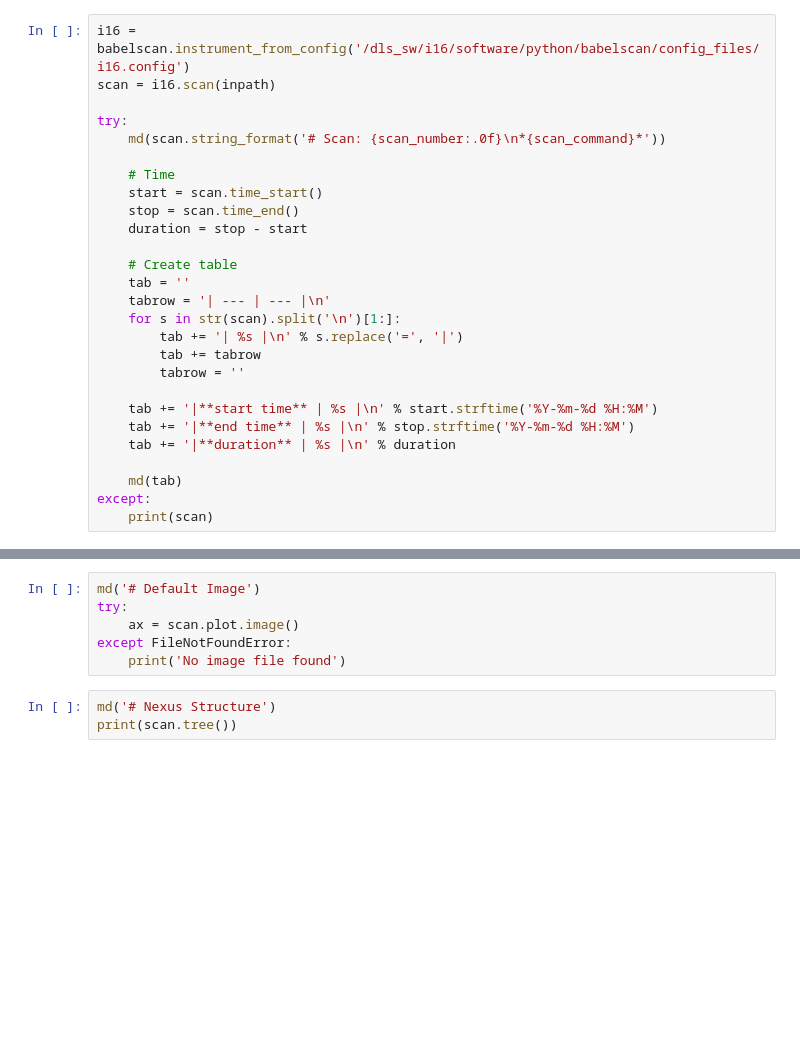
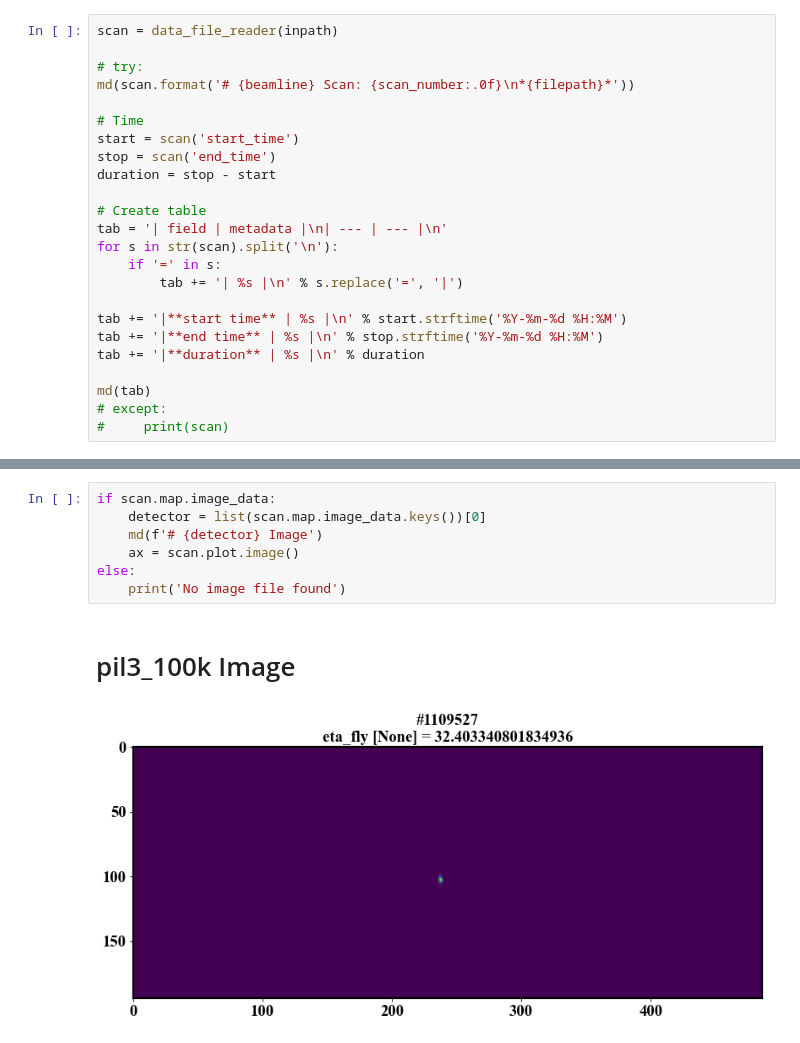
Before and after one commit to DiamondLightSource/mmg_toolbox, a Jupyter notebook: notebooks/nexus_processor.ipynb, the cells around one changed output, grey strips where cells are left out. Drawn from its saved outputs; the diff is of its cells as text; blank space fills up the shorter version.

Commit message:
improve msmapper_processor
Some other improvements to mmg_toolbox including NexusScan and nexus_functions.py

```diff
--- a/notebooks/nexus_processor.ipynb
+++ b/notebooks/nexus_processor.ipynb
@@ -18,29 +18,26 @@ set_plot_defaults()  # set custom matplotlib rcParams
 def md(string):
     return display(Markdown(string))
 # %%
-i16 = babelscan.instrument_from_config('/dls_sw/i16/software/python/babelscan/config_files/i16.config')
-scan = i16.scan(inpath)
+scan = data_file_reader(inpath)
 
-try:
-    md(scan.string_format('# Scan: {scan_number:.0f}\n*{scan_command}*'))
+# try:
+md(scan.format('# {beamline} Scan: {scan_number:.0f}\n*{filepath}*'))
 
-    # Time
-    start = scan.time_start()
-    stop = scan.time_end()
-    duration = stop - start
+# Time
+start = scan('start_time')
+stop = scan('end_time')
+duration = stop - start
 
-    # Create table
-    tab = ''
-    tabrow = '| --- | --- |\n'
-    for s in str(scan).split('\n')[1:]:
+# Create table
+tab = '| field | metadata |\n| --- | --- |\n'
+for s in str(scan).split('\n'):
+    if '=' in s:
         tab += '| %s |\n' % s.replace('=', '|')
-        tab += tabrow
-        tabrow = ''
 
-    tab += '|**start time** | %s |\n' % start.strftime('%Y-%m-%d %H:%M')
-    tab += '|**end time** | %s |\n' % stop.strftime('%Y-%m-%d %H:%M')
-    tab += '|**duration** | %s |\n' % duration
+tab += '|**start time** | %s |\n' % start.strftime('%Y-%m-%d %H:%M')
+tab += '|**end time** | %s |\n' % stop.strftime('%Y-%m-%d %H:%M')
+tab += '|**duration** | %s |\n' % duration
 
-    md(tab)
-except:
-    print(scan)
+md(tab)
+# except:
+#     print(scan)
@@ -50,9 +75,10 @@ ax = scan.plot()
 # %%
-md('# Default Image')
-try:
+if scan.map.image_data:
+    detector = list(scan.map.image_data.keys())[0]
+    md(f'# {detector} Image')
     ax = scan.plot.image()
-except FileNotFoundError:
+else:
     print('No image file found')
+# %% [output]
+# pil3_100k Image
+[figure, added]
-# %%
-md('# Nexus Structure')
-print(scan.tree())
```
Also changed, not shown: parts of 8 cells of this notebook, 8 other files.
